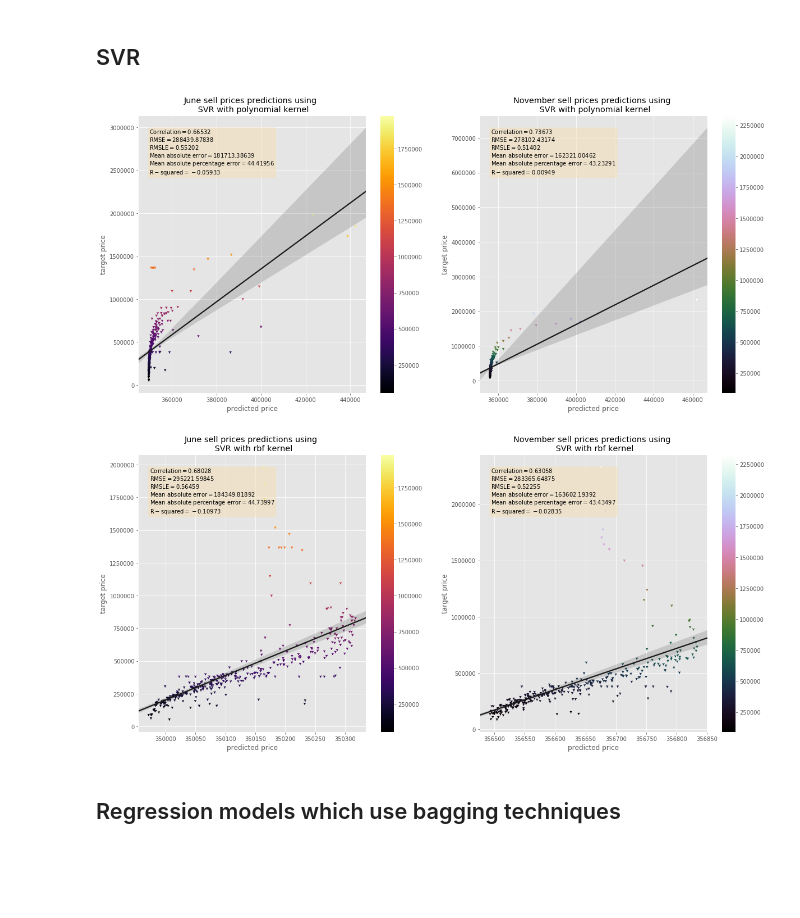
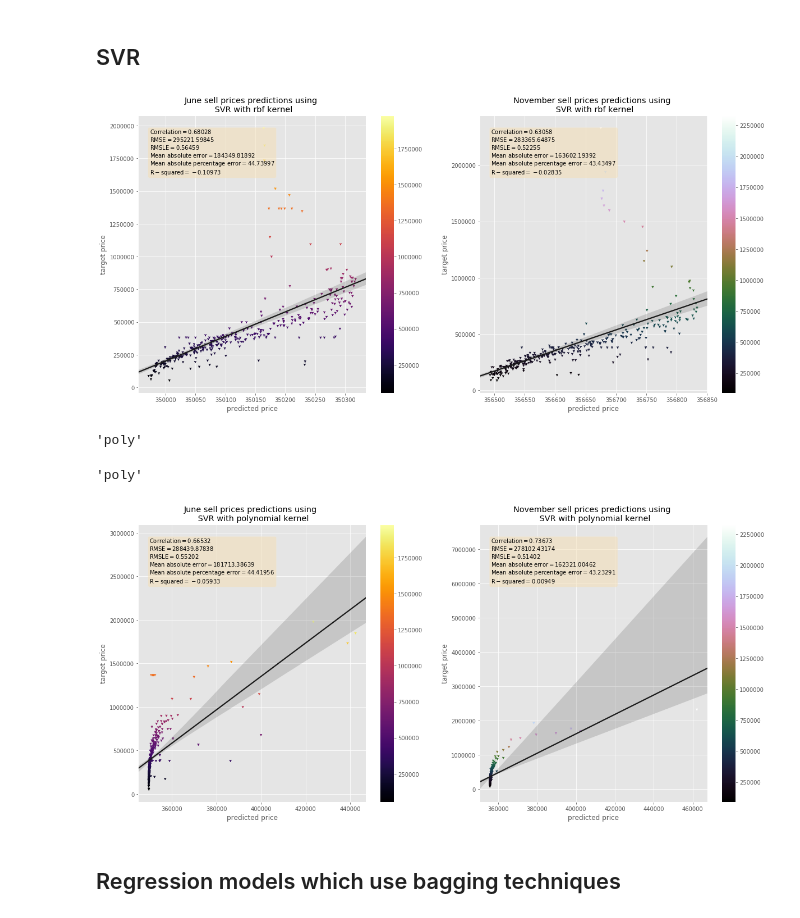
Before and after one commit to RacovitaMadalina/DataMining, a Jupyter notebook: Task4 - Regression/Task 4 - Regression Analysis.ipynb, the cells around one changed output. Cells and saved outputs as stored; diff of their text form; code cells hidden in the pictures; blank space fills up the shorter version.

```diff
--- a/Task4 - Regression/Task 4 - Regression Analysis.ipynb
+++ b/Task4 - Regression/Task 4 - Regression Analysis.ipynb
@@ -509,21 +509,21 @@ selected_columns_november = get_rfe_columns('for_November_prediction')
 # %%
 linear_regression_model = LinearRegression()
 
-def get_results_given_model(model, selected_columns_june, selected_columns_november):
+def get_results_given_model(model_june, model_november, selected_columns_june, selected_columns_november):
     r_sq = []
 
-    model.fit(train_test['for_June_prediction']['X_train'][selected_columns_june],
+    model_june.fit(train_test['for_June_prediction']['X_train'][selected_columns_june],
               train_test['for_June_prediction']['y_train'])
-    r_sq.append(model.score(train_test['for_June_prediction']['X_test'][selected_columns_june],
+    r_sq.append(model_june.score(train_test['for_June_prediction']['X_test'][selected_columns_june],
                             train_test['for_June_prediction']['y_test']))
-    y_june = [list(model.predict(train_test['for_June_prediction']['X_test'][selected_columns_june])),
+    y_june = [list(model_june.predict(train_test['for_June_prediction']['X_test'][selected_columns_june])),
               list(train_test['for_June_prediction']['y_test'])]
 
-    model.fit(train_test['for_November_prediction']['X_train'][selected_columns_november],
+    model_november.fit(train_test['for_November_prediction']['X_train'][selected_columns_november],
               train_test['for_November_prediction']['y_train'])
-    r_sq.append(model.score(train_test['for_November_prediction']['X_test'][selected_columns_november],
+    r_sq.append(model_november.score(train_test['for_November_prediction']['X_test'][selected_columns_november],
                             train_test['for_November_prediction']['y_test']))
-    y_november = [list(model.predict(train_test['for_November_prediction']['X_test'][selected_columns_november])),
+    y_november = [list(model_november.predict(train_test['for_November_prediction']['X_test'][selected_columns_november])),
                   list(train_test['for_November_prediction']['y_test'])]
 
     return y_june, y_november, r_sq
@@ -672,12 +731,13 @@ ValueError: The activation 'leakyrelu' is not supported. Supported activations a
 ## SVR
 # %%
 from sklearn.svm import SVR
-svr_model = SVR(kernel='poly', C=1.0, epsilon=0.2)
 
-y_june, y_november, r_sq = get_results_given_model(svr_model,
+svr_model = SVR(kernel='rbf', C=1.0, epsilon=0.2)
+
+y_june, y_november, r_sq = get_results_given_model(svr_model, svr_model,
                                                    relevant_features_from_encoded_df,
                                                    relevant_features_from_encoded_df)
 
-return_regression_results(y_june, y_november, [2, 3], "\n SVR with polynomial kernel", r_sq)
+return_regression_results(y_june, y_november, [2, 3], "\n SVR with rbf kernel", r_sq)
 # %% [output]
-[figure, old version]
+[figure, new version]
@@ -684,13 +755,23 @@ return_regression_results(y_june, y_november, [2, 3], "\n SVR with polynomial ke
+# %%
+best_kernel_june = ['poly', 'sigmoid', 'rbf'][np.argmin(rmsles_june)]
+best_kernel_june
+# %% [output]
+'poly'
+# %%
+best_kernel_november = ['poly', 'sigmoid', 'rbf'][np.argmin(rmsles_november)]
+best_kernel_november
+# %% [output]
+'poly'
 # %%
-svr_model = SVR(kernel='rbf', C=1.0, epsilon=0.2)
+svr_model = SVR(kernel='poly', C=1.0, epsilon=0.2)
 
-y_june, y_november, r_sq = get_results_given_model(svr_model,
+y_june, y_november, r_sq = get_results_given_model(svr_model, svr_model,
                                                    relevant_features_from_encoded_df,
                                                    relevant_features_from_encoded_df)
 
-return_regression_results(y_june, y_november, [2, 3], "\n SVR with rbf kernel", r_sq)
+return_regression_results(y_june, y_november, [2, 3], "\n SVR with polynomial kernel", r_sq)
 # %% [output]
-[figure, old version]
+[figure, new version]
 # %% [markdown]
 ## Regression models which use bagging techniques
 # %% [markdown]
```
Also changed, not shown: parts of 22 cells of this notebook, 1 other file.
